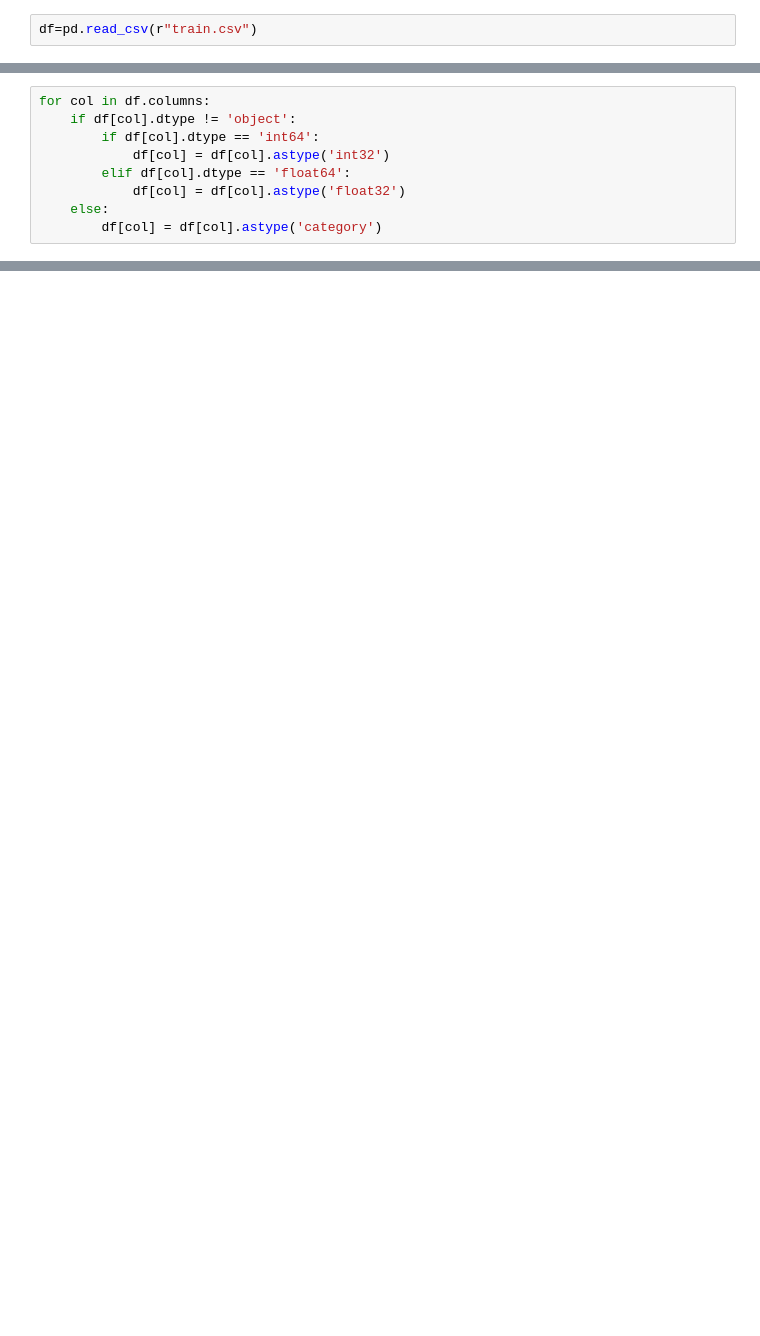
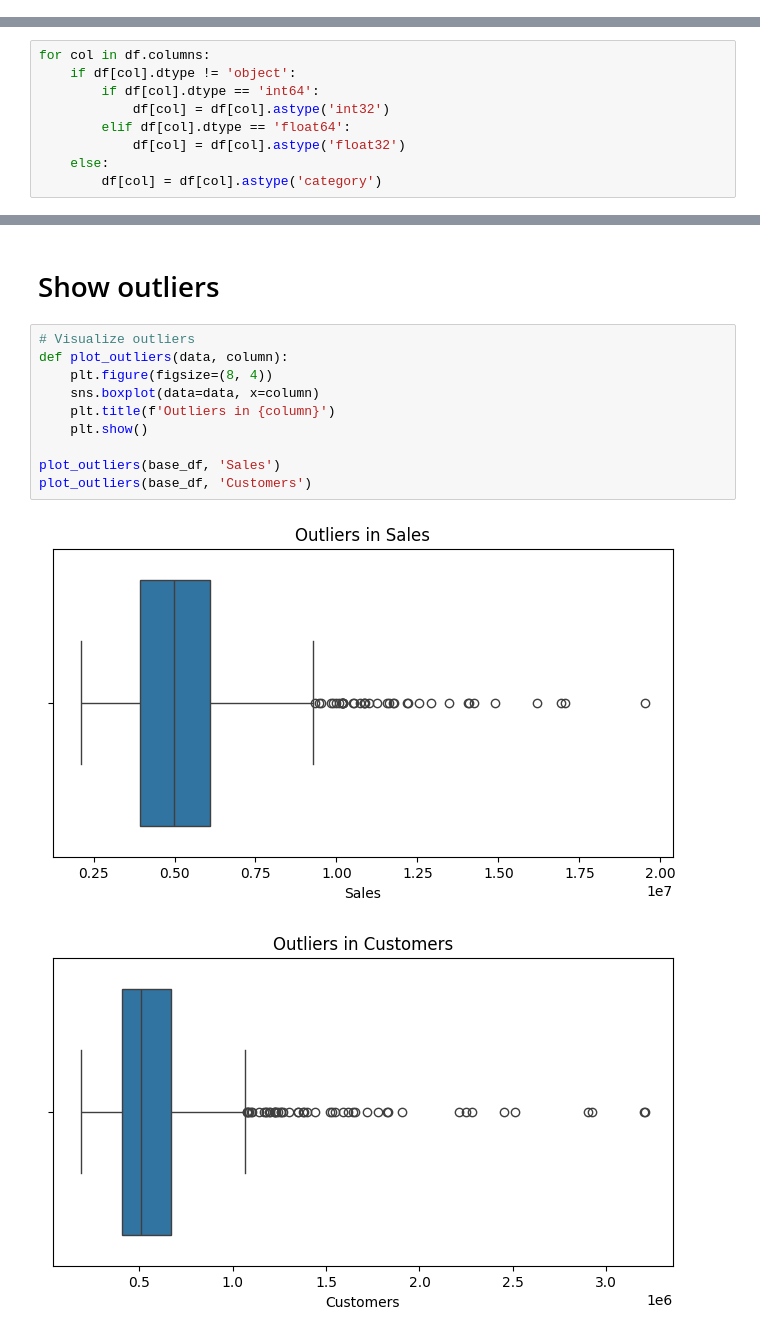
Before and after one commit to namozhdehi/KSR, a Jupyter notebook: Store_sales_EDA_Clustering.ipynb, the cells around one changed output, grey strips where cells are left out. Saved outputs shown, nothing was run; the diff lists cells and outputs as text; blank space fills up the shorter version.

```diff
--- a/Store_sales_EDA_Clustering.ipynb
+++ b/Store_sales_EDA_Clustering.ipynb
@@ -563,5 +556,3 @@ df.head()
 | 4 | 5 | 5 | 1438300800000000000 | 4822 | 559 | 1 | 1 | 1 | 1 | ... |
 # %% [markdown]
 # **Clustring**
-# %%
-df=pd.read_csv(r"train.csv")
@@ -738,0 +607,15 @@ print(promo_comparison)
+# %% [markdown]
+# Show outliers
+# %%
+# Visualize outliers
+def plot_outliers(data, column):
+    plt.figure(figsize=(8, 4))
+    sns.boxplot(data=data, x=column)
+    plt.title(f'Outliers in {column}')
+    plt.show()
+
+plot_outliers(base_df, 'Sales')
+plot_outliers(base_df, 'Customers')
+# %% [output]
+[figure, added]
+[figure, added]
```
Also changed, not shown: parts of 61 cells of this notebook.
